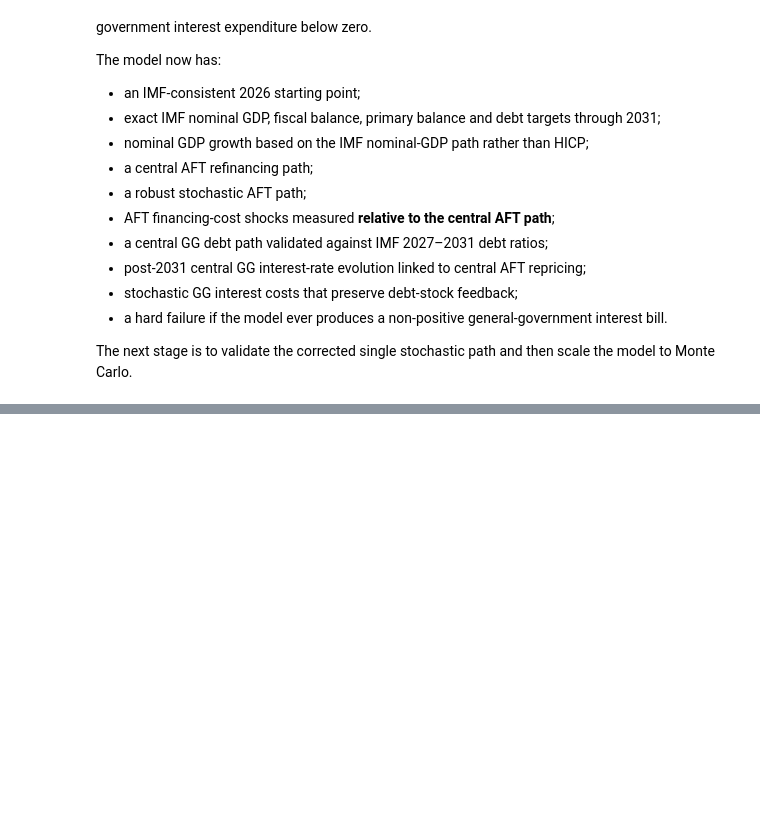
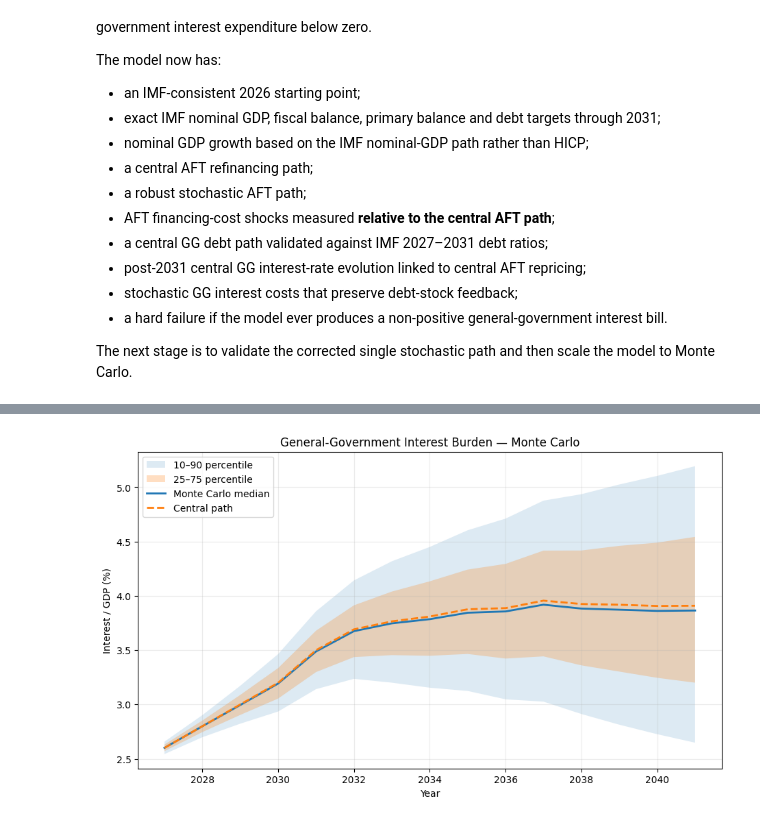
Before and after one commit to MikelCoti/french_oat_model, a Jupyter notebook: notebooks/02_stochastic_dsa.ipynb, the cells around one changed output, grey strips where cells are left out. Saved outputs shown, nothing was run; the diff lists cells and outputs as text; code cells hidden in the pictures; blank space fills up the shorter version.

```diff
--- a/notebooks/02_stochastic_dsa.ipynb
+++ b/notebooks/02_stochastic_dsa.ipynb
@@ -2868,0 +3456,52 @@ Final single-path validation passed.
+# %%
+# ============================================================
+# Interest/GDP fan chart
+# ============================================================
+
+fig, ax = plt.subplots(
+    figsize=(11, 6)
+)
+
+ax.fill_between(
+    interest_fan["year"],
+    interest_fan["p10"] * 100,
+    interest_fan["p90"] * 100,
+    alpha=0.15,
+    label="10–90 percentile",
+)
+
+ax.fill_between(
+    interest_fan["year"],
+    interest_fan["p25"] * 100,
+    interest_fan["p75"] * 100,
+    alpha=0.25,
+    label="25–75 percentile",
+)
+
+ax.plot(
+    interest_fan["year"],
+    interest_fan["p50"] * 100,
+    linewidth=2,
+    label="Monte Carlo median",
+)
+
+ax.plot(
+    gg_central_path["year"],
+    gg_central_path["interest_gdp"] * 100,
+    linestyle="--",
+    linewidth=2,
+    label="Central path",
+)
+
+ax.set_title(
+    "General-Government Interest Burden — Monte Carlo"
+)
+
+ax.set_xlabel("Year")
+ax.set_ylabel("Interest / GDP (%)")
+ax.grid(alpha=0.25)
+ax.legend()
+
+plt.show()
+# %% [output]
+[figure, added]
```
Also changed, not shown: parts of 27 cells of this notebook, 49 other files.
